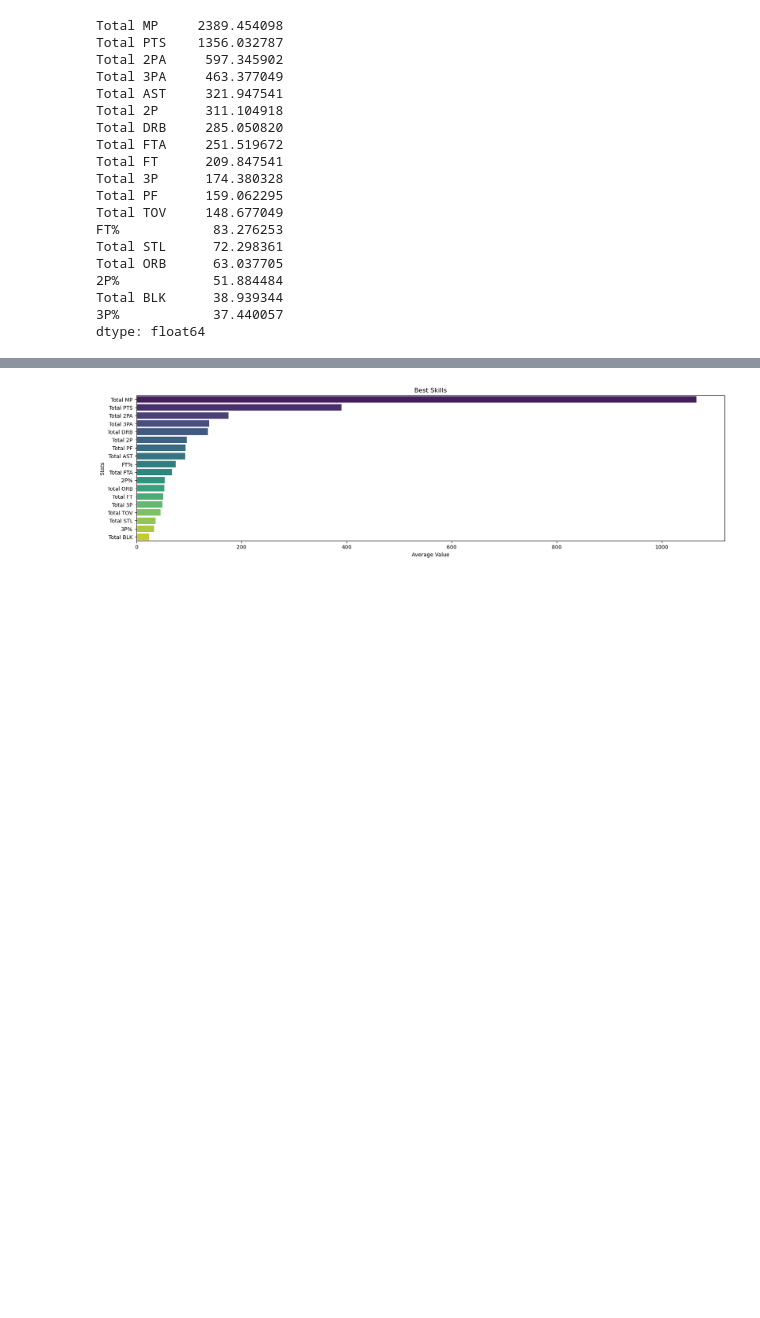
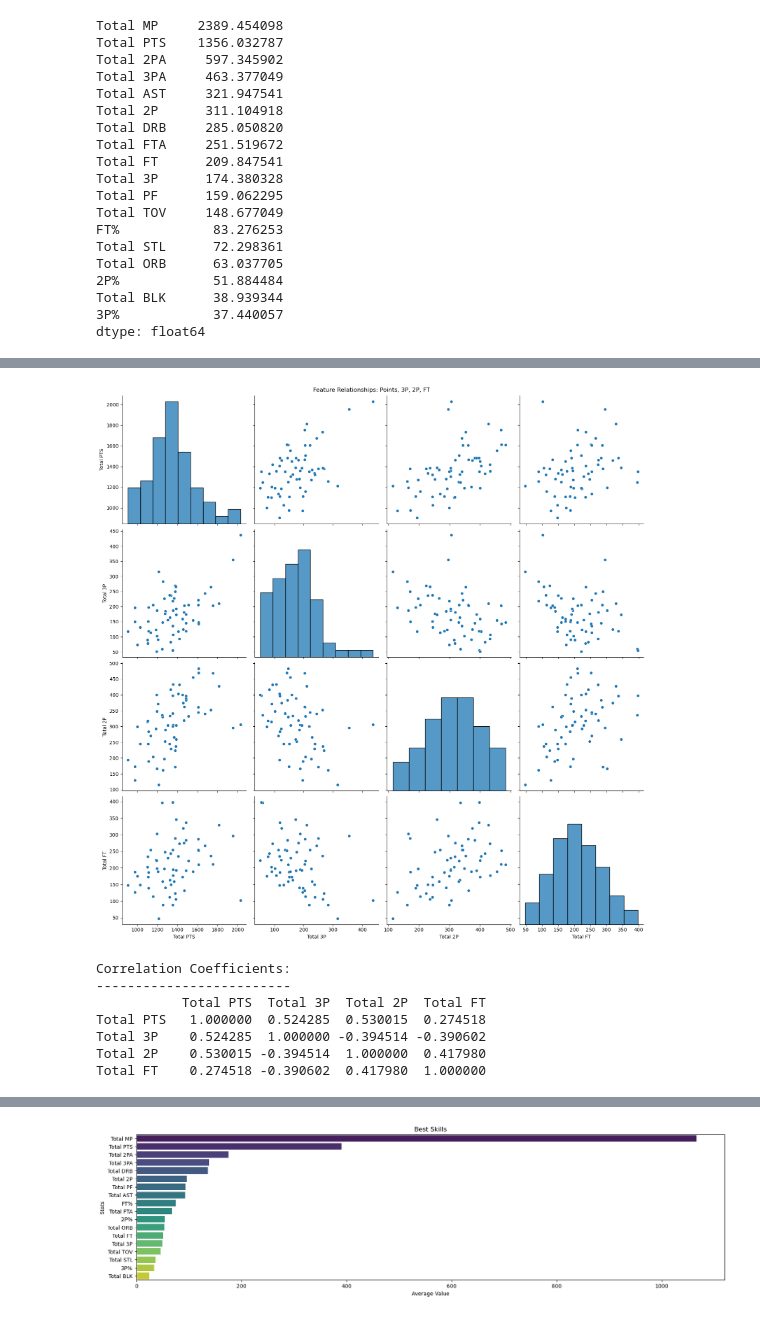
Before and after one commit to nazstephen/NBA-Archetypes, a Jupyter notebook: Project Notebook Part 2.ipynb, the cells around one changed output, grey strips where cells are left out. Cells and saved outputs as stored; diff of their text form; code cells hidden in the pictures; blank space fills up the shorter version.

```diff
--- a/Project Notebook Part 2.ipynb
+++ b/Project Notebook Part 2.ipynb
@@ -159,0 +251,11 @@ dtype: float64
+# %%
+plot_pairplot(cluster_1)
+# %% [output]
+[figure, added]
+Correlation Coefficients:
+-------------------------
+           Total PTS  Total 3P  Total 2P  Total FT
+Total PTS   1.000000  0.524285  0.530015  0.274518
+Total 3P    0.524285  1.000000 -0.394514 -0.390602
+Total 2P    0.530015 -0.394514  1.000000  0.417980
+Total FT    0.274518 -0.390602  0.417980  1.000000
```
Also changed, not shown: parts of 42 cells of this notebook.
